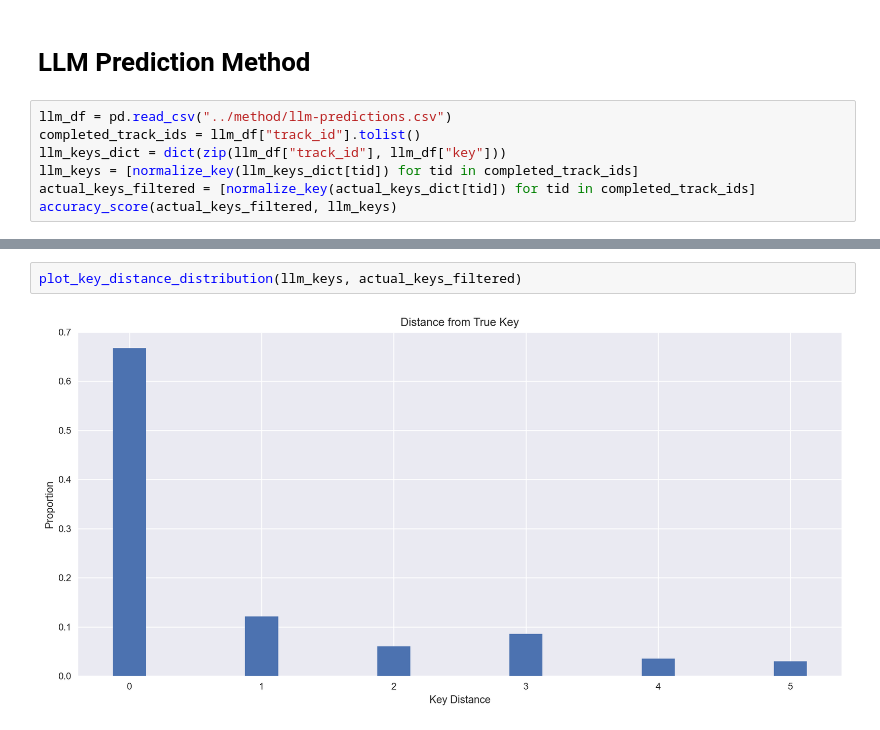
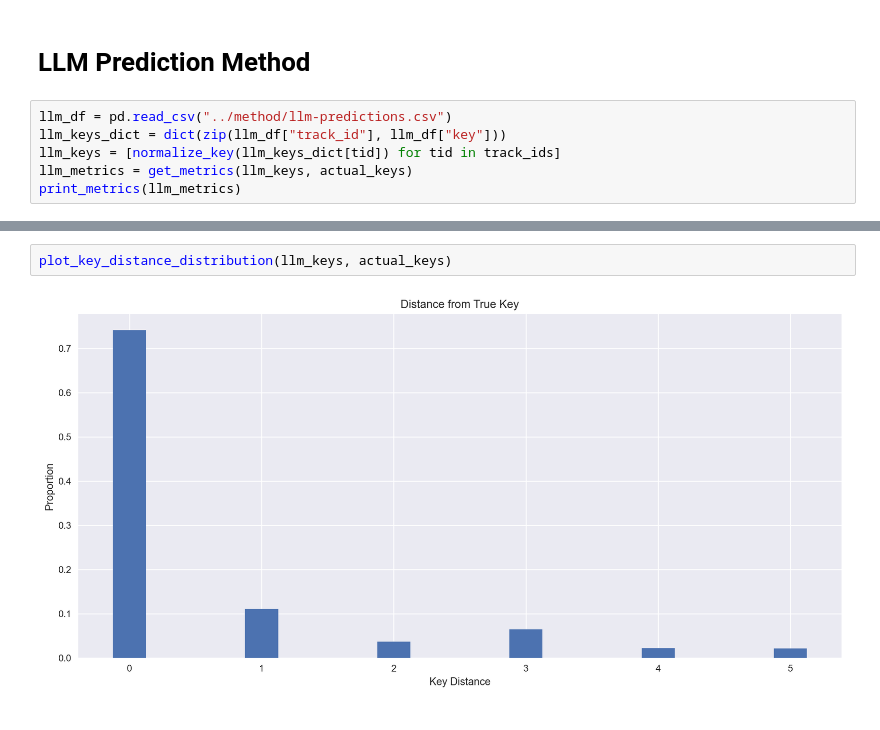
Before and after one commit to jeffgord/llm-key-estimation, a Jupyter notebook: evaluation/eval.ipynb, the cells around one changed output, grey strips where cells are left out. Cells and saved outputs as stored; diff of their text form.

```diff
--- a/evaluation/eval.ipynb
+++ b/evaluation/eval.ipynb
@@ -164,9 +164,8 @@ plot_key_distance_distribution(allconv_keys, actual_keys)
 # LLM Prediction Method
 # %%
 llm_df = pd.read_csv("../method/llm-predictions.csv")
-completed_track_ids = llm_df["track_id"].tolist()
 llm_keys_dict = dict(zip(llm_df["track_id"], llm_df["key"]))
-llm_keys = [normalize_key(llm_keys_dict[tid]) for tid in completed_track_ids]
-actual_keys_filtered = [normalize_key(actual_keys_dict[tid]) for tid in completed_track_ids]
-accuracy_score(actual_keys_filtered, llm_keys)
+llm_keys = [normalize_key(llm_keys_dict[tid]) for tid in track_ids]
+llm_metrics = get_metrics(llm_keys, actual_keys)
+print_metrics(llm_metrics)
 # %% [output]
@@ -174,4 +237,4 @@ accuracy_score(actual_keys_filtered, llm_keys)
 # %%
-plot_key_distance_distribution(llm_keys, actual_keys_filtered)
+plot_key_distance_distribution(llm_keys, actual_keys)
 # %% [output]
-[figure, old version]
+[figure, new version]
```
Also changed, not shown: parts of 2 cells of this notebook.
